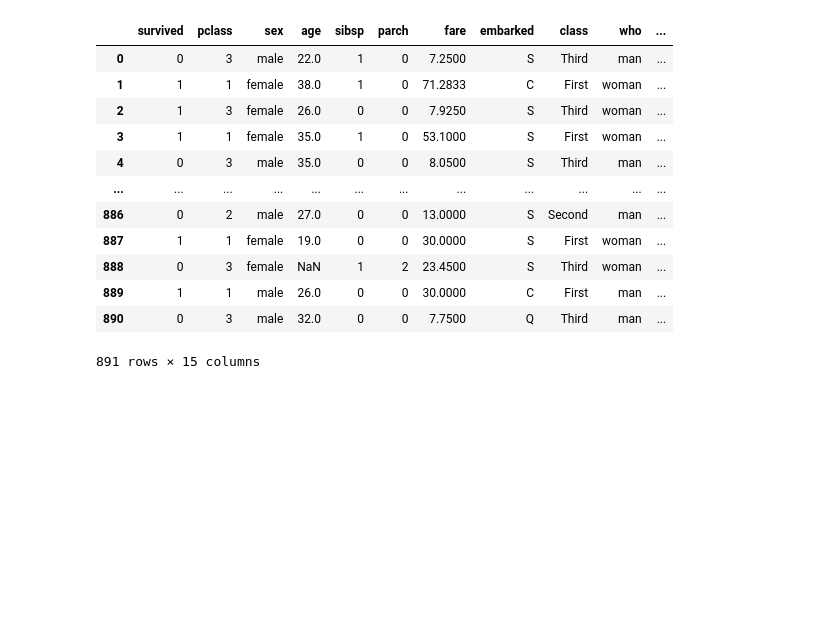
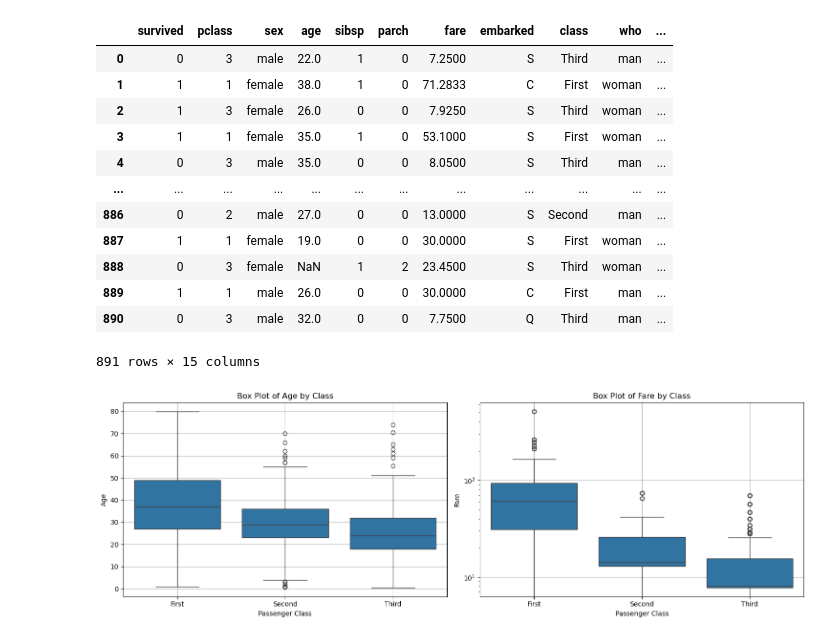
Before and after one commit to BatuhanErTo/IntroToML_Course_Samples, a Jupyter notebook: IntroDataScience/Seaborn/BoxPlotsSeaborn.ipynb, the cells around one changed output. Cells and saved outputs as stored; diff of their text form; code cells hidden in the pictures; blank space fills up the shorter version.

```diff
--- a/IntroDataScience/Seaborn/BoxPlotsSeaborn.ipynb
+++ b/IntroDataScience/Seaborn/BoxPlotsSeaborn.ipynb
@@ -51,16 +51,26 @@ df
 | 890 | 0 | 3 | male | 32.0 | 0 | 0 | 7.7500 | Q | Third | man | ... |
 891 rows × 15 columns
 # %%
-plt.figure(figsize=(15,5))
+plt.figure(figsize=(15, 5))
 
-# Box plot graph for Age by Class
-
-plt.subplot(1,2,1)
-sns.boxenplot(x="class", y="age")
-plt.title("Box Plot of Fare by Class")
+# Box plot for Age grouped by Class
+plt.subplot(1, 2, 1)
+sns.boxplot(x="class", y="age", data=df)
 plt.title("Box Plot of Age by Class")
 plt.xlabel("Passenger Class")
 plt.ylabel("Age")
 plt.grid(True)
 
-# Box plot graph for Fare by Class
+# Box plot for Fare grouped by Class
+plt.subplot(1, 2, 2)
+sns.boxplot(x="class", y="fare", data=df)
+plt.title("Box Plot of Fare by Class")
+plt.xlabel("Passenger Class")
+plt.ylabel("Fare")
+plt.yscale("log")  # Log scale for better visualization of high fares
+plt.grid(True)
+
+plt.tight_layout()
+plt.show()
+# %% [output]
+[figure, added]
```
